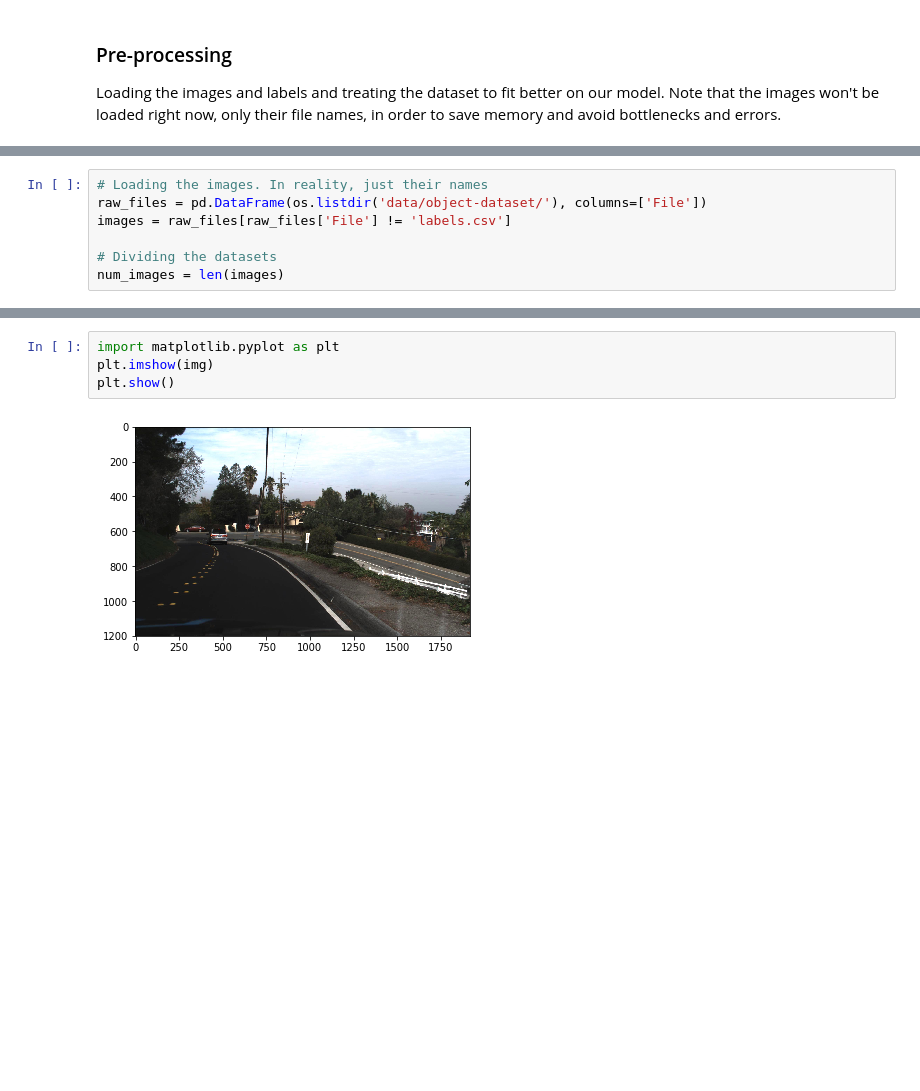
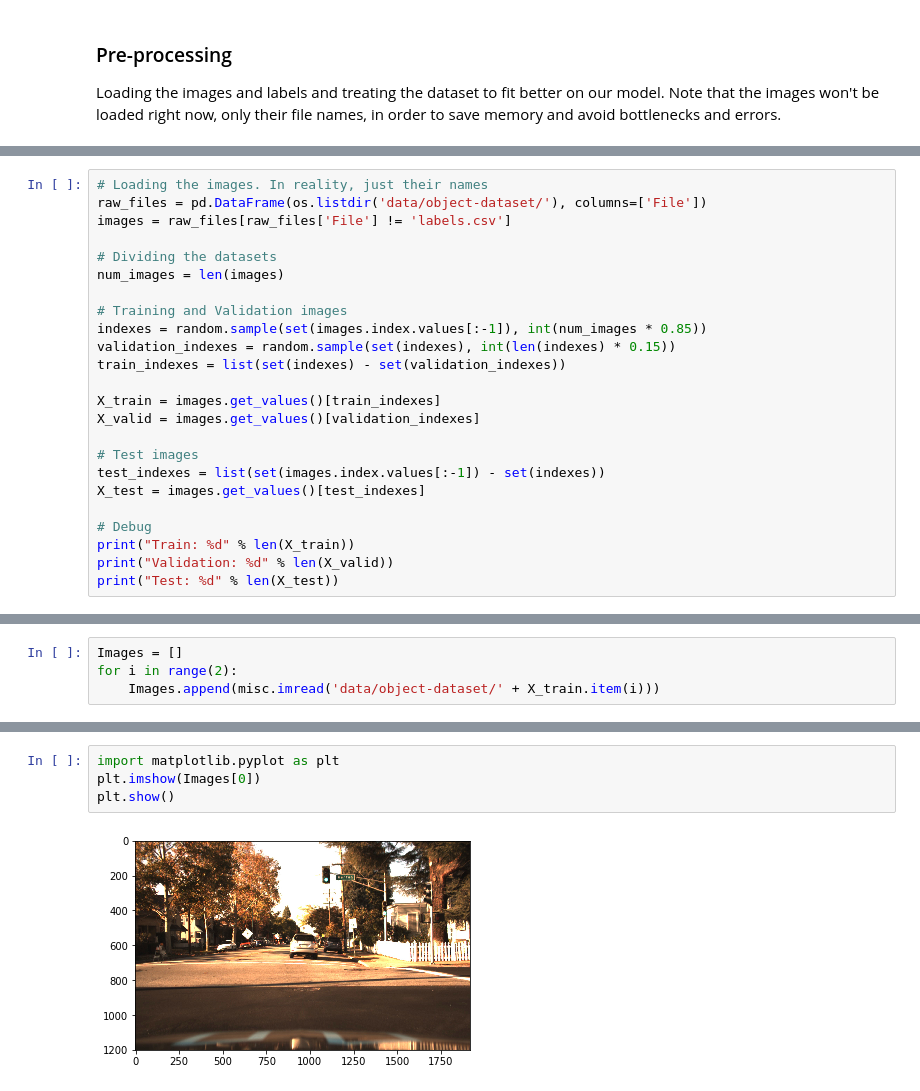
Before and after one commit to lucaspbordignon/tldetect, a Jupyter notebook: tldetect.ipynb, the cells around one changed output, grey strips where cells are left out. Cells and saved outputs as stored; diff of their text form; blank space fills up the shorter version.

```diff
--- a/tldetect.ipynb
+++ b/tldetect.ipynb
@@ -35,3 +40,20 @@ images = raw_files[raw_files['File'] != 'labels.csv']
 
 # Dividing the datasets
 num_images = len(images)
+
+# Training and Validation images
+indexes = random.sample(set(images.index.values[:-1]), int(num_images * 0.85))
+validation_indexes = random.sample(set(indexes), int(len(indexes) * 0.15))
+train_indexes = list(set(indexes) - set(validation_indexes))
+
+X_train = images.get_values()[train_indexes]
+X_valid = images.get_values()[validation_indexes]
+
+# Test images
+test_indexes = list(set(images.index.values[:-1]) - set(indexes))
+X_test = images.get_values()[test_indexes]
+
+# Debug
+print("Train: %d" % len(X_train))
+print("Validation: %d" % len(X_valid))
+print("Test: %d" % len(X_test))
@@ -63,0 +151,4 @@ img.shape
+# %%
+Images = []
+for i in range(2):
+    Images.append(misc.imread('data/object-dataset/' + X_train.item(i)))
@@ -64,6 +196,6 @@ img.shape
 # %%
 import matplotlib.pyplot as plt
-plt.imshow(img)
+plt.imshow(Images[0])
 plt.show()
 # %% [output]
-[figure, old version]
+[figure, new version]
```
Also changed, not shown: parts of 19 cells of this notebook.
